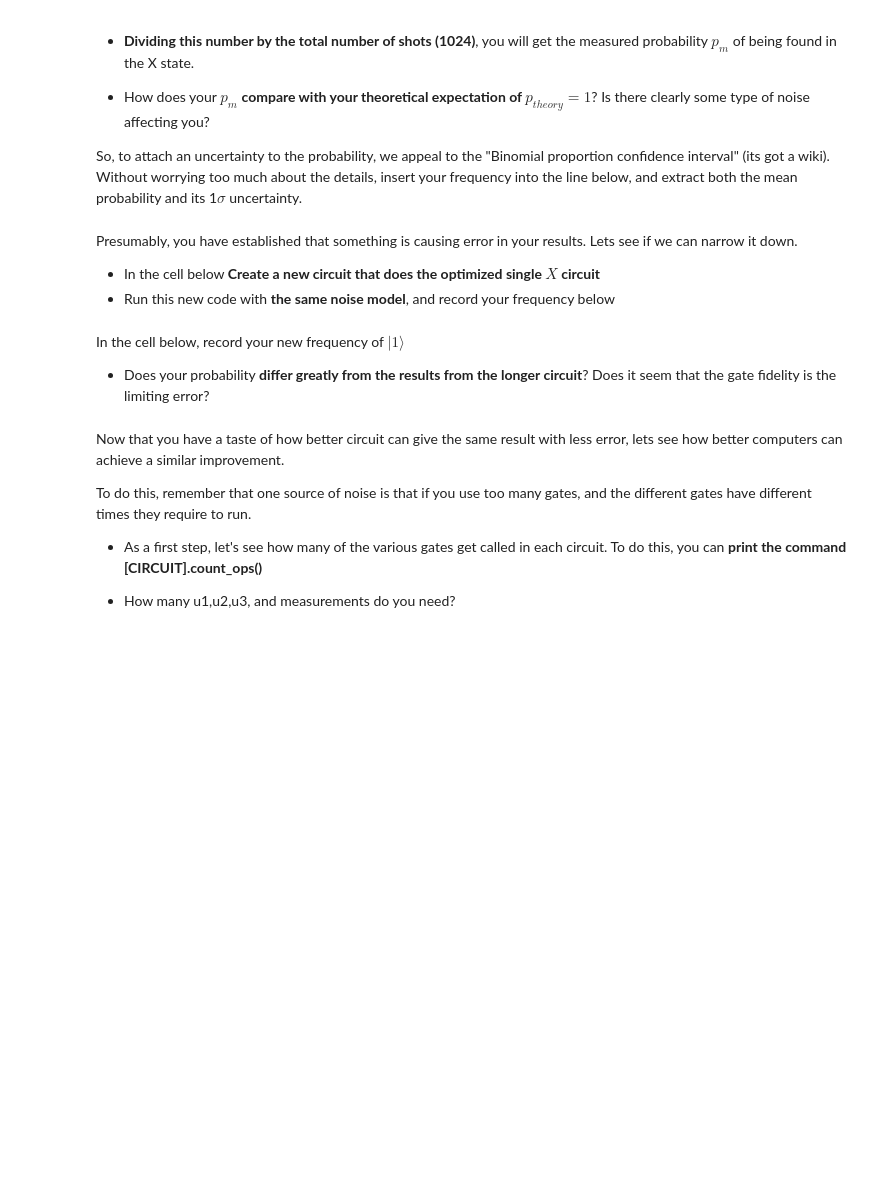
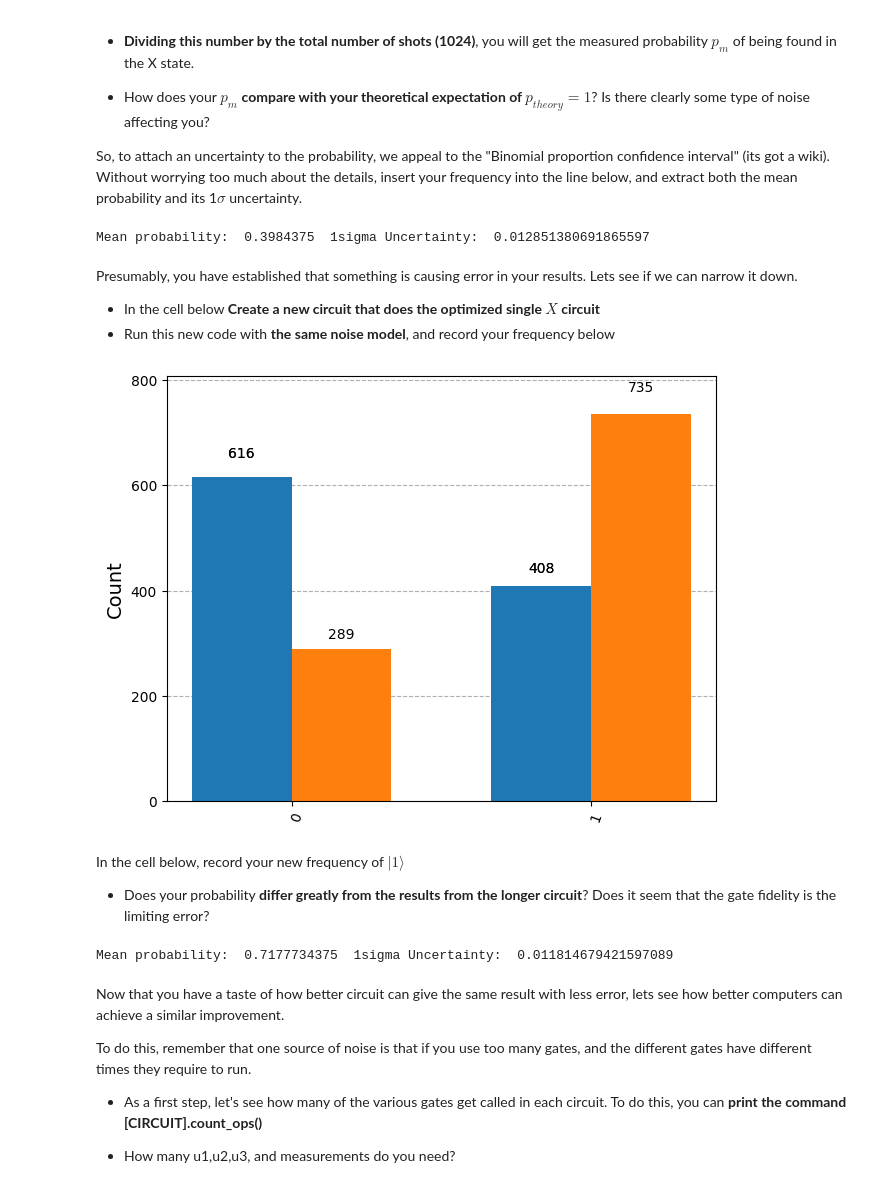
Before and after one commit to makenzieearle/Modeling-Probability-of-the-Schrodinger-Equation, a Jupyter notebook: Copy_of_06_1qubit_gates_and_noise.ipynb, the cells around one changed output. Drawn from its saved outputs; the diff is of its cells as text; code cells hidden in the pictures; blank space fills up the shorter version.

```diff
--- a/Copy_of_06_1qubit_gates_and_noise.ipynb
+++ b/Copy_of_06_1qubit_gates_and_noise.ipynb
@@ -452,7 +533,7 @@ The results will be displayed as a histogram of all the measured results, and th
 So, to attach an uncertainty to the probability, we appeal to the "Binomial proportion confidence interval" (its got a wiki).  Without worrying too much about the details, insert your frequency into the line below, and extract both the mean probability and its 1$\sigma$ uncertainty.
 # %%
 # Read off the number of |1> counts from the histogram above.
-frequency = ???
+frequency = 408
 
 #probability of getting a |1> state
 probability_measured = frequency/1024
@@ -465,6 +546,8 @@ number_shots=1024
 error_prob = z*np.sqrt(probability_measured*(1-probability_measured)/number_shots)
 
 print("Mean probability: ", probability_measured," 1sigma Uncertainty: ",error_prob)
+# %% [output]
+Mean probability:  0.3984375  1sigma Uncertainty:  0.012851380691865597
 # %% [markdown]
 Presumably, you have established that something is causing error in your results.  Lets see if we can narrow it down.
 
@@ -473,25 +556,32 @@ Presumably, you have established that something is causing error in your results
 # %%
 #Implement a 1 qubit, 1 bit Quantum Circuit which has an X gate, and is then measured
 # your code here
-???
+qc2 = QuantumCircuit(1, 1)
+qc2.x(0)
+qc2.measure(0, 0)
+
+# Run the noisy simulation
+sim_thermal = AerSimulator(noise_model=noise_thermal)
 
  # Transpile circuit for noisy basis gates
 passmanager = generate_preset_pass_manager(optimization_level=0, backend=sim_thermal)
 circ_tthermal2 = passmanager.run(qc2)
 
 # Run and get counts
 result_thermal2 = sim_thermal.run(circ_tthermal2).result()
 counts_thermal2 = result_thermal2.get_counts(0)
 
 # Plot noisy output
 plot_histogram([counts_thermal,counts_thermal2])
+# %% [output]
+[figure, added]
 # %% [markdown]
 In the cell below, record your new frequency of $|1\rangle$
 
 * Does your probability <b>differ greatly from the results from the longer circuit</b>? Does it seem that the gate fidelity is the limiting error?
 # %%
 # Read off the number of |1> counts for the single-X circuit.
-frequency = ???
+frequency = 735
 
 #probability of getting a |1> state
 probability_measured = frequency/1024
@@ -504,6 +594,8 @@ number_shots=1024
 error_prob = z*np.sqrt(probability_measured*(1-probability_measured)/number_shots)
 
 print("Mean probability: ", probability_measured," 1sigma Uncertainty: ",error_prob)
+# %% [output]
+Mean probability:  0.7177734375  1sigma Uncertainty:  0.011814679421597089
 # %% [markdown]
 Now that you have a taste of how better circuit can give the same result with less error, lets see how better computers can achieve a similar improvement.
 
```
Also changed, not shown: parts of 19 cells of this notebook.
